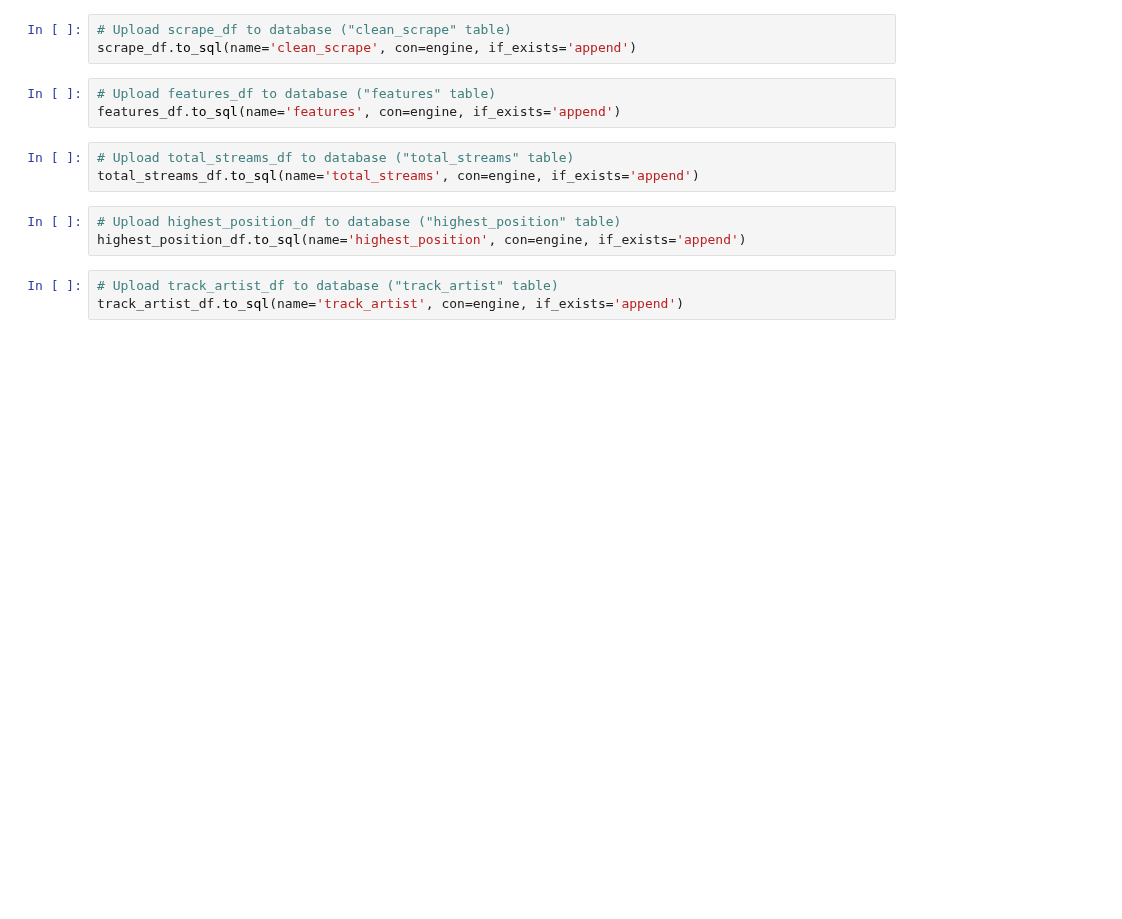
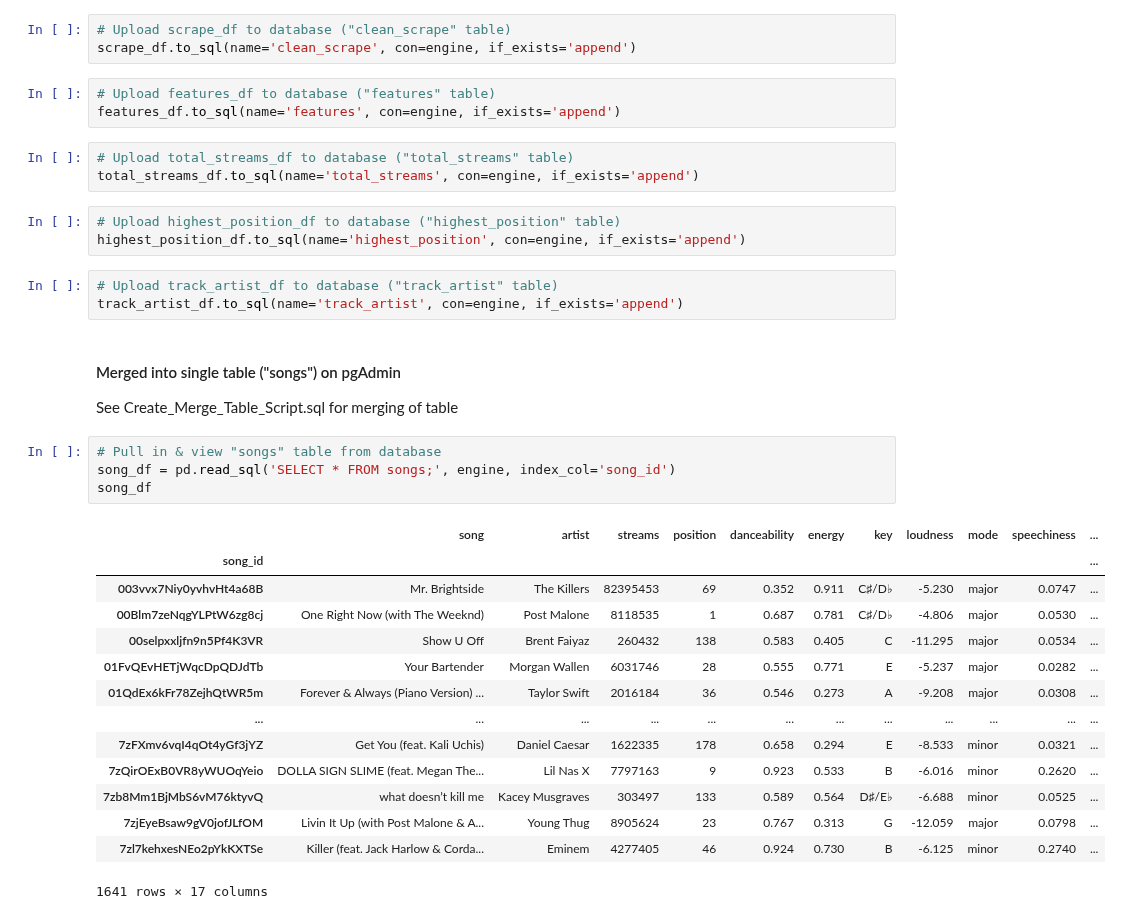
Before and after one commit to aseo67/Top_Songs_Analysis, a Jupyter notebook: TopSongsAnalysis_DataLoading.ipynb, the cells around one changed output. Saved outputs shown, nothing was run; the diff lists cells and outputs as text; blank space fills up the shorter version.

```diff
--- a/TopSongsAnalysis_DataLoading.ipynb
+++ b/TopSongsAnalysis_DataLoading.ipynb
@@ -755,3 +626,25 @@ highest_position_df.to_sql(name='highest_position', con=engine, if_exists='appen
 # %%
 # Upload track_artist_df to database ("track_artist" table)
 track_artist_df.to_sql(name='track_artist', con=engine, if_exists='append')
+# %% [markdown]
+#### Merged into single table ("songs") on pgAdmin
+See Create_Merge_Table_Script.sql for merging of table
+# %%
+# Pull in & view "songs" table from database
+song_df = pd.read_sql('SELECT * FROM songs;', engine, index_col='song_id')
+song_df
+# %% [output]
+|  | song | artist | streams | position | danceability | energy | key | loudness | mode | speechiness | ... |
+| song_id |  |  |  |  |  |  |  |  |  |  | ... |
+| 003vvx7Niy0yvhvHt4a68B | Mr. Brightside | The Killers | 82395453 | 69 | 0.352 | 0.911 | C♯/D♭ | -5.230 | major | 0.0747 | ... |
+| 00Blm7zeNqgYLPtW6zg8cj | One Right Now (with The Weeknd) | Post Malone | 8118535 | 1 | 0.687 | 0.781 | C♯/D♭ | -4.806 | major | 0.0530 | ... |
+| 00selpxxljfn9n5Pf4K3VR | Show U Off | Brent Faiyaz | 260432 | 138 | 0.583 | 0.405 | C | -11.295 | major | 0.0534 | ... |
+| 01FvQEvHETjWqcDpQDJdTb | Your Bartender | Morgan Wallen | 6031746 | 28 | 0.555 | 0.771 | E | -5.237 | major | 0.0282 | ... |
+| 01QdEx6kFr78ZejhQtWR5m | Forever & Always (Piano Version) ... | Taylor Swift | 2016184 | 36 | 0.546 | 0.273 | A | -9.208 | major | 0.0308 | ... |
+| ... | ... | ... | ... | ... | ... | ... | ... | ... | ... | ... | ... |
+| 7zFXmv6vqI4qOt4yGf3jYZ | Get You (feat. Kali Uchis) | Daniel Caesar | 1622335 | 178 | 0.658 | 0.294 | E | -8.533 | minor | 0.0321 | ... |
+| 7zQirOExB0VR8yWUOqYeio | DOLLA SIGN SLIME (feat. Megan The... | Lil Nas X | 7797163 | 9 | 0.923 | 0.533 | B | -6.016 | minor | 0.2620 | ... |
+| 7zb8Mm1BjMbS6vM76ktyvQ | what doesn’t kill me | Kacey Musgraves | 303497 | 133 | 0.589 | 0.564 | D♯/E♭ | -6.688 | minor | 0.0525 | ... |
+| 7zjEyeBsaw9gV0jofJLfOM | Livin It Up (with Post Malone & A... | Young Thug | 8905624 | 23 | 0.767 | 0.313 | G | -12.059 | major | 0.0798 | ... |
+| 7zl7kehxesNEo2pYkKXTSe | Killer (feat. Jack Harlow & Corda... | Eminem | 4277405 | 46 | 0.924 | 0.730 | B | -6.125 | minor | 0.2740 | ... |
+1641 rows × 17 columns
```
Also changed, not shown: parts of 31 cells of this notebook, 1 other file.
